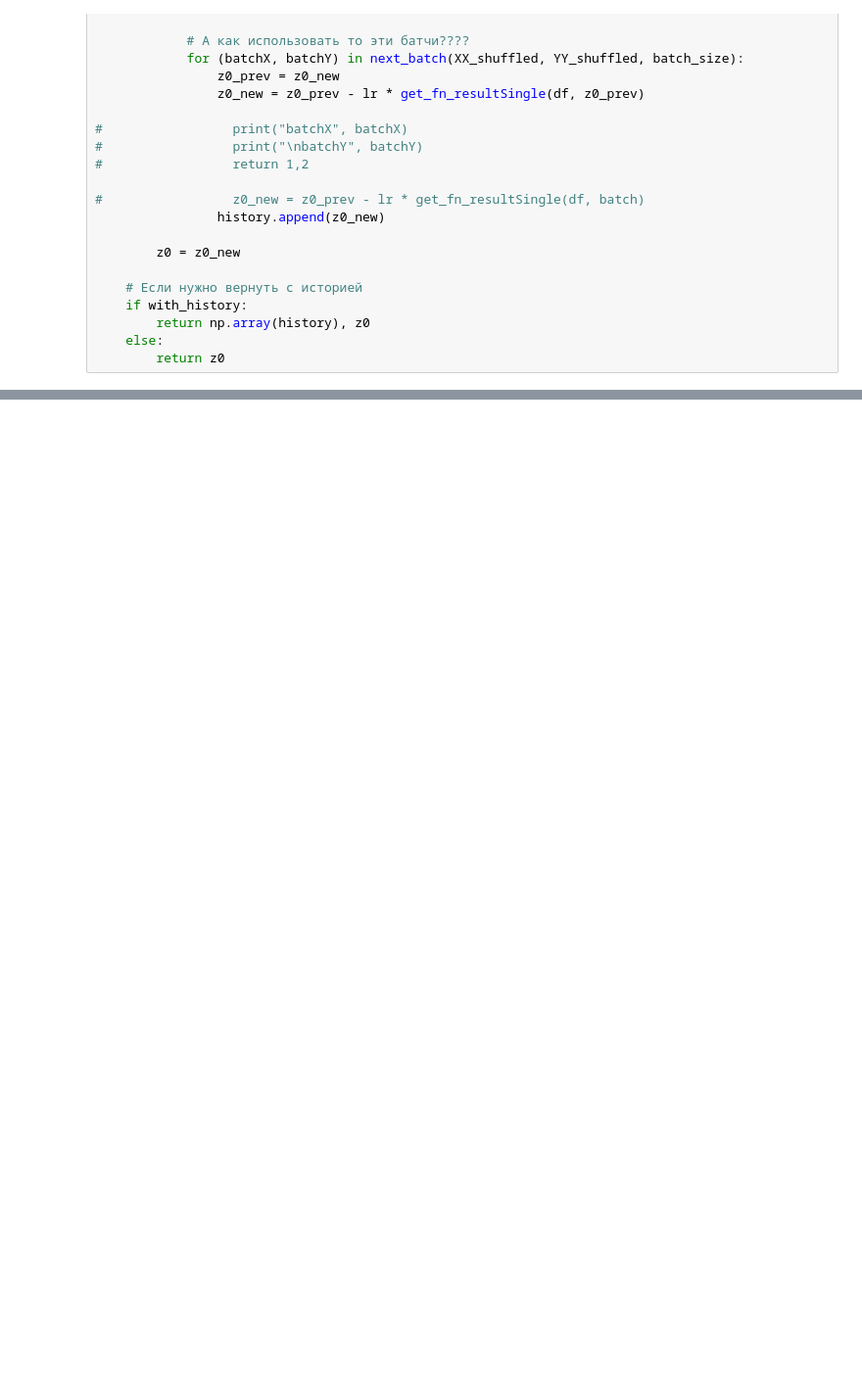
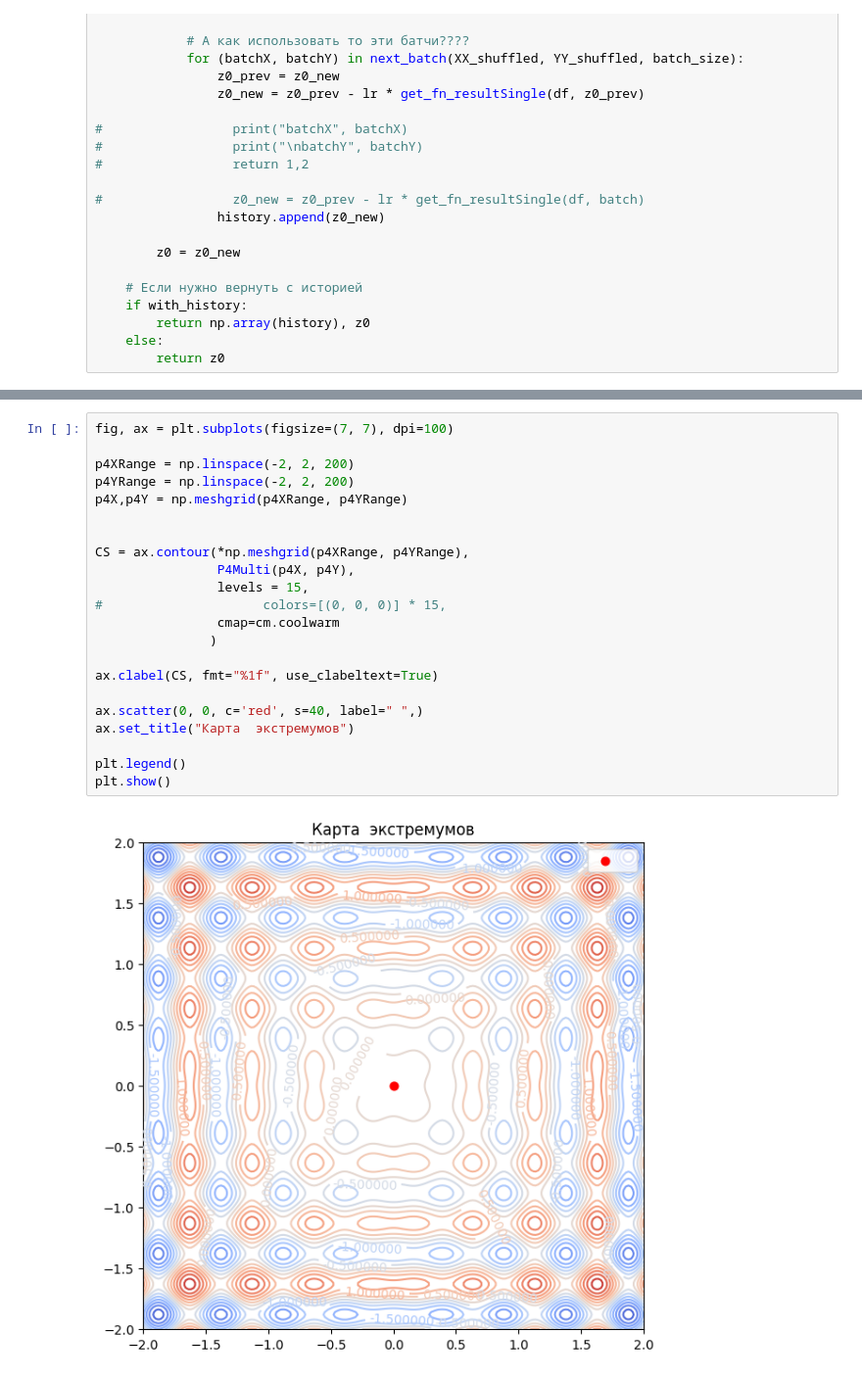
Before and after one commit to patison5/FAIntelligence, a Jupyter notebook: Градиентный спуск/Градиентный спуск заданный символьно.ipynb, the cells around one changed output, grey strips where cells are left out. Shown at 98% size. Cells and saved outputs as stored; diff of their text form; blank space fills up the shorter version.

```diff
--- a/Градиентный спуск/Градиентный спуск заданный символьно.ipynb
+++ b/Градиентный спуск/Градиентный спуск заданный символьно.ipynb
@@ -199,3 +230,27 @@ bz = f.subs({xs[0]:bx, xs[1]:by})
+# %%
+fig, ax = plt.subplots(figsize=(7, 7), dpi=100)
+
+p4XRange = np.linspace(-2, 2, 200)
+p4YRange = np.linspace(-2, 2, 200)
+p4X,p4Y = np.meshgrid(p4XRange, p4YRange)
+
+
+CS = ax.contour(*np.meshgrid(p4XRange, p4YRange),
+                P4Multi(p4X, p4Y),
+                levels = 15,
+#                     colors=[(0, 0, 0)] * 15,
+                cmap=cm.coolwarm
+               )
+
+ax.clabel(CS, fmt="%1f", use_clabeltext=True)
+
+ax.scatter(0, 0, c='red', s=40, label=" ",)
+ax.set_title("Карта  экстремумов")
+
+plt.legend()
+plt.show()
+# %% [output]
+[figure, added]
 # %%
 draw3DGDots(X,Y,Zt, [[bx,by,bz]], "Теоретический график")
 draw3DGDots(X,Y,Z, [[bx,by,bz]], "Экспериментальный график")
```
Also changed, not shown: parts of 12 cells of this notebook, 8 other files.
